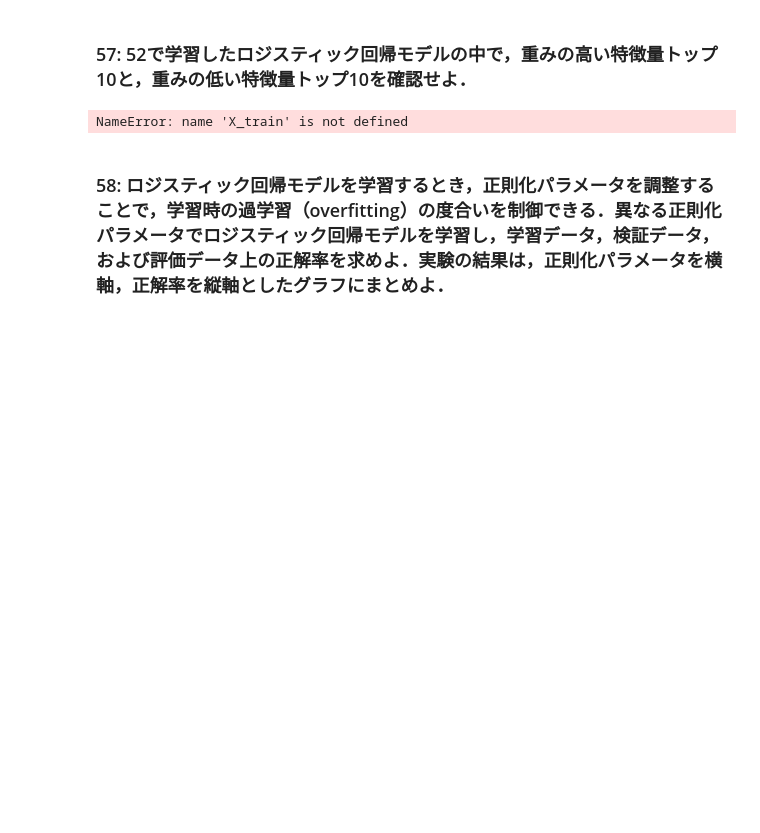
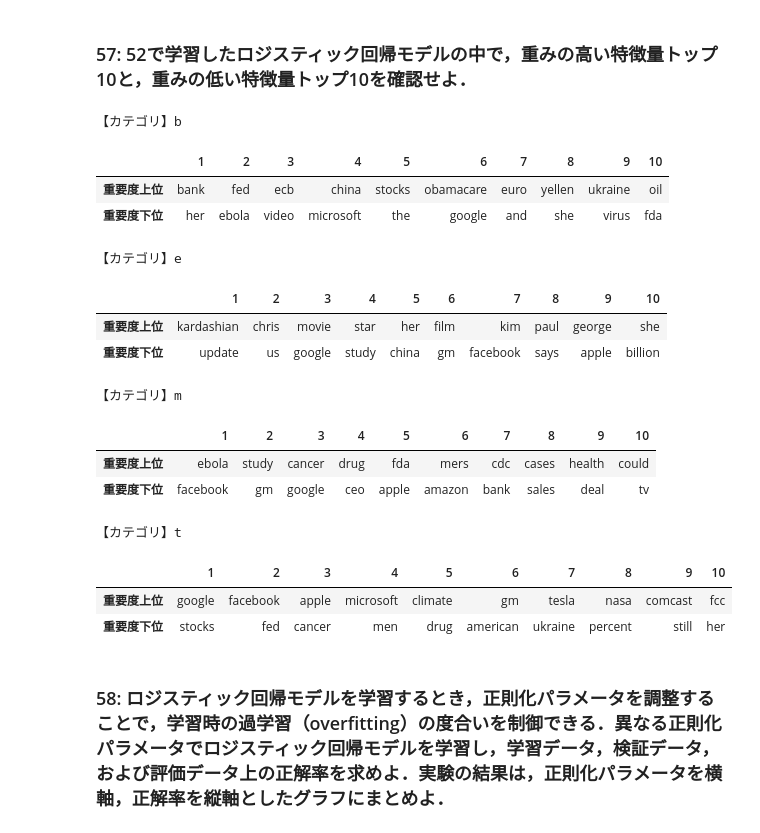
Before and after one commit to Masuo-4/LP100knocks, a Jupyter notebook: 第6章_機械学習.ipynb, the cells around one changed output. Drawn from its saved outputs; the diff is of its cells as text; code cells hidden in the pictures; blank space fills up the shorter version.

```diff
--- a/第6章_機械学習.ipynb
+++ b/第6章_機械学習.ipynb
@@ -228,14 +261,29 @@ NameError: name 'test' is not defined
 # %%
 features = X_train.columns.values
 index = [i for i in range(1, 11)]
-for c, coef in zip(lg.classes_, lg.coef_):
+for c, coef in zip(model.classes_, model.coef_):
   print(f'【カテゴリ】{c}')
   best10 = pd.DataFrame(features[np.argsort(coef)[::-1][:10]], columns=['重要度上位'], index=index).T
   worst10 = pd.DataFrame(features[np.argsort(coef)[:10]], columns=['重要度下位'], index=index).T
   display(pd.concat([best10, worst10], axis=0))
   print('\n')
 # %% [output]
-NameError: name 'X_train' is not defined
+【カテゴリ】b
+|  | 1 | 2 | 3 | 4 | 5 | 6 | 7 | 8 | 9 | 10 |
+| 重要度上位 | bank | fed | ecb | china | stocks | obamacare | euro | yellen | ukraine | oil |
+| 重要度下位 | her | ebola | video | microsoft | the | google | and | she | virus | fda |
+【カテゴリ】e
+|  | 1 | 2 | 3 | 4 | 5 | 6 | 7 | 8 | 9 | 10 |
+| 重要度上位 | kardashian | chris | movie | star | her | film | kim | paul | george | she |
+| 重要度下位 | update | us | google | study | china | gm | facebook | says | apple | billion |
+【カテゴリ】m
+|  | 1 | 2 | 3 | 4 | 5 | 6 | 7 | 8 | 9 | 10 |
+| 重要度上位 | ebola | study | cancer | drug | fda | mers | cdc | cases | health | could |
+| 重要度下位 | facebook | gm | google | ceo | apple | amazon | bank | sales | deal | tv |
+【カテゴリ】t
+|  | 1 | 2 | 3 | 4 | 5 | 6 | 7 | 8 | 9 | 10 |
+| 重要度上位 | google | facebook | apple | microsoft | climate | gm | tesla | nasa | comcast | fcc |
+| 重要度下位 | stocks | fed | cancer | men | drug | american | ukraine | percent | still | her |
 # %% [markdown]
 <h3>58: ロジスティック回帰モデルを学習するとき，正則化パラメータを調整することで，学習時の過学習（overfitting）の度合いを制御できる．異なる正則化パラメータでロジスティック回帰モデルを学習し，学習データ，検証データ，および評価データ上の正解率を求めよ．実験の結果は，正則化パラメータを横軸，正解率を縦軸としたグラフにまとめよ．
 # %%
```
Also changed, not shown: parts of 13 cells of this notebook, 5 other files.
